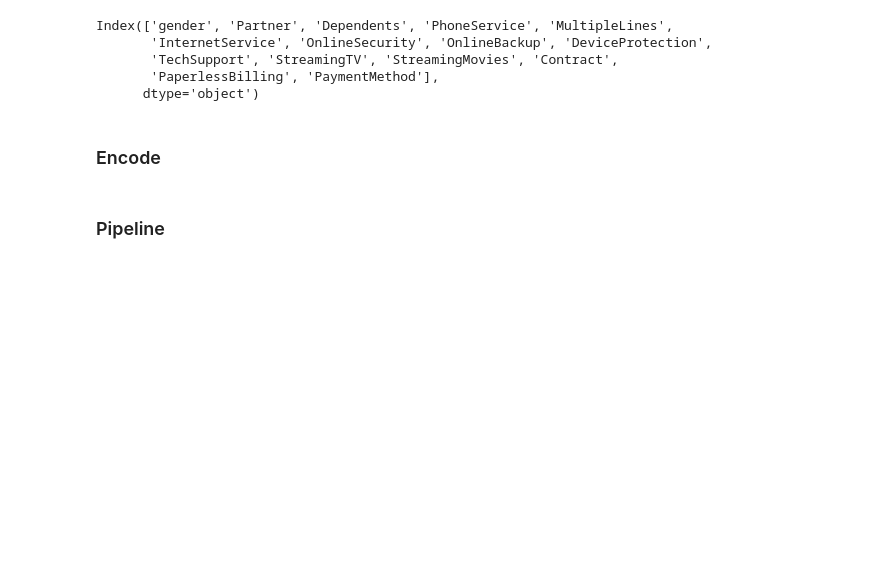
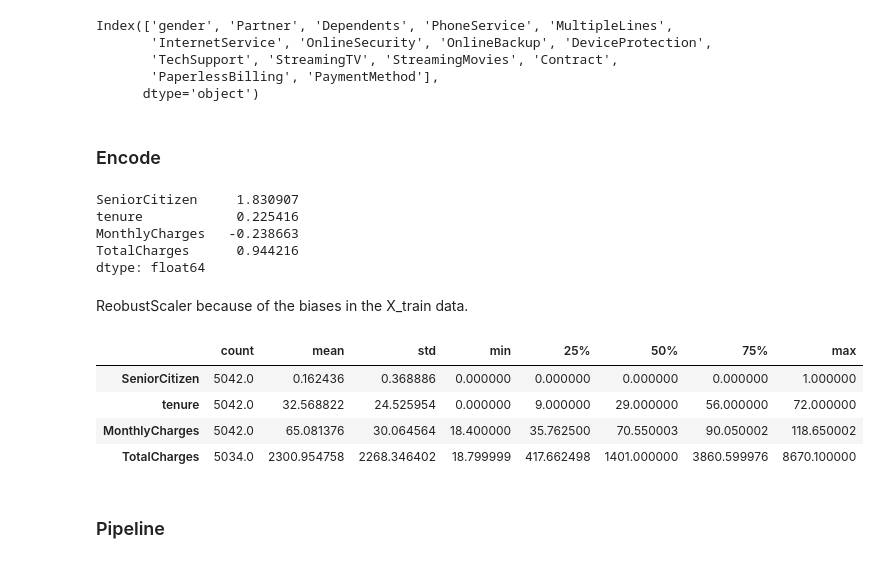
Before and after one commit to JusticeHanson/customr-churn-prediction, a Jupyter notebook: main.ipynb, the cells around one changed output. Saved outputs shown, nothing was run; the diff lists cells and outputs as text; code cells hidden in the pictures; blank space fills up the shorter version.

Commit message:
Check skewness of X_train

```diff
--- a/main.ipynb
+++ b/main.ipynb
@@ -615,6 +615,26 @@ X_train, X_test, y_train, y_test = train_test_split(X, y, test_size=0.2, stratif
 encoder = LabelEncoder()
 y_train_encoded = encoder.fit_transform(y_train)
 y_test_encoded = encoder.transform(y_test)
+# %%
+# Check skewness to decide which scaler to use
+X.select_dtypes('number').skew()
+# %% [output]
+SeniorCitizen     1.830907
+tenure            0.225416
+MonthlyCharges   -0.238663
+TotalCharges      0.944216
+dtype: float64
+# %% [markdown]
+ReobustScaler because of the biases in the X_train data.
+# %%
+# Check if the are zero values or not to decide the type of transformation
+X.describe().T
+# %% [output]
+|  | count | mean | std | min | 25% | 50% | 75% | max |
+| SeniorCitizen | 5042.0 | 0.162436 | 0.368886 | 0.000000 | 0.000000 | 0.000000 | 0.000000 | 1.000000 |
+| tenure | 5042.0 | 32.568822 | 24.525954 | 0.000000 | 9.000000 | 29.000000 | 56.000000 | 72.000000 |
+| MonthlyCharges | 5042.0 | 65.081376 | 30.064564 | 18.400000 | 35.762500 | 70.550003 | 90.050002 | 118.650002 |
+| TotalCharges | 5034.0 | 2300.954758 | 2268.346402 | 18.799999 | 417.662498 | 1401.000000 | 3860.599976 | 8670.100000 |
 # %% [markdown]
 ### Pipeline
 # %%
```
Also changed, not shown: parts of 1 cell of this notebook.
